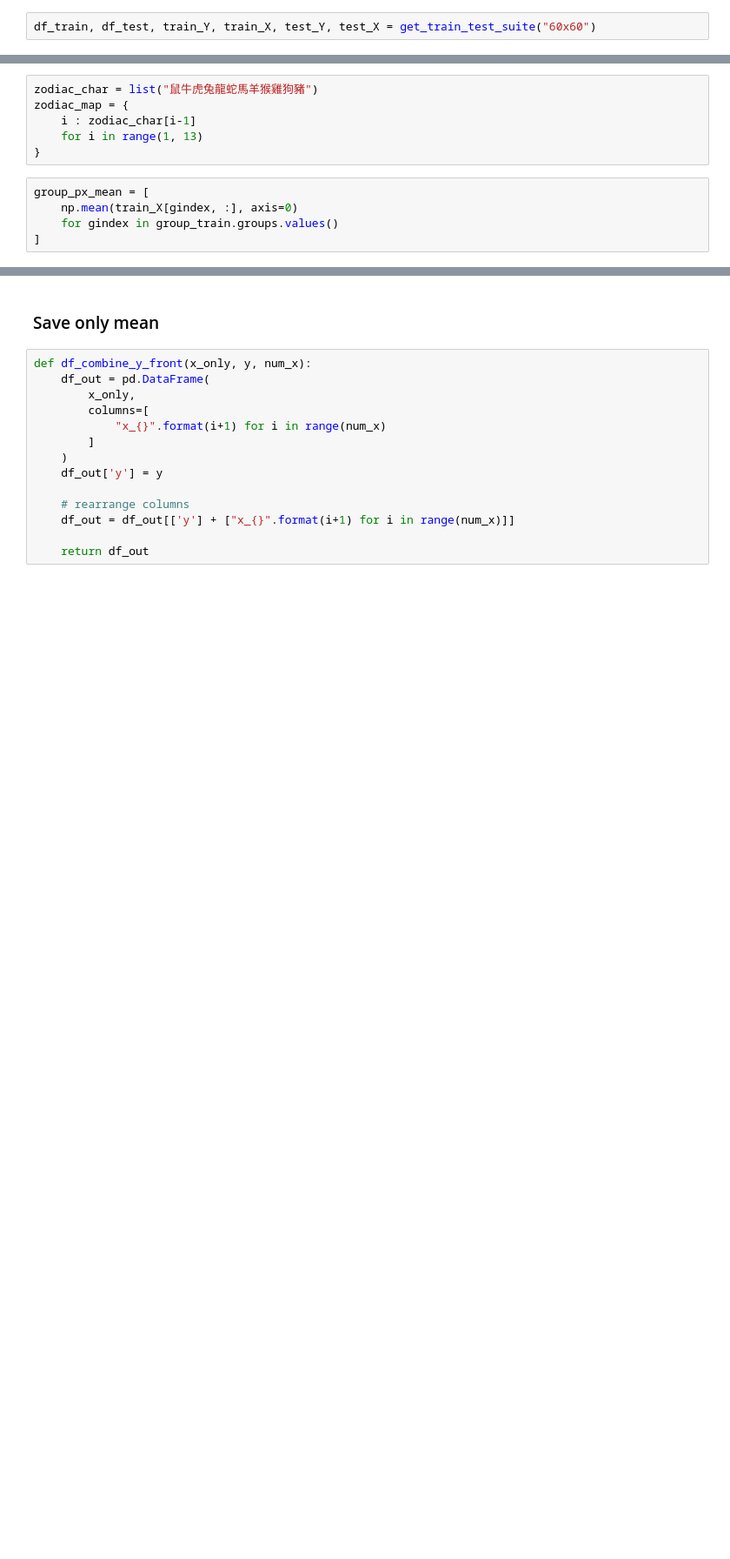
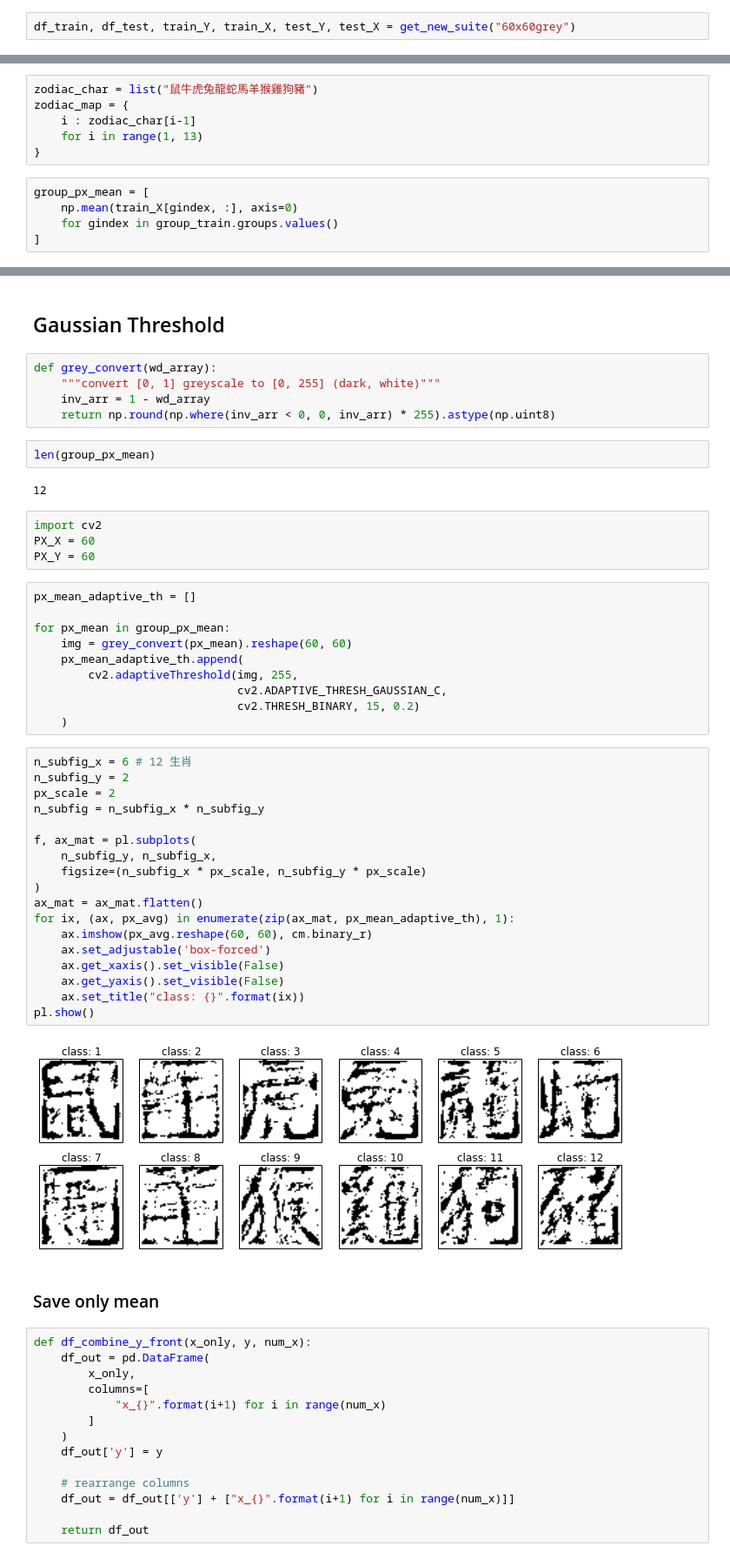
Before and after one commit to Rotceh/2013-ML-TeamProject, a Jupyter notebook: rescale_average.ipynb, the cells around one changed output, grey strips where cells are left out. Shown at 87% size. Drawn from its saved outputs; the diff is of its cells as text; blank space fills up the shorter version.

```diff
--- a/rescale_average.ipynb
+++ b/rescale_average.ipynb
@@ -7,4 +7,4 @@ from util.get_data import get_train_test_suite
 # %%
 %matplotlib inline
 # %%
-df_train, df_test, train_Y, train_X, test_Y, test_X = get_train_test_suite("60x60")
+df_train, df_test, train_Y, train_X, test_Y, test_X = get_new_suite("60x60grey")
@@ -70,3 +67,48 @@ pl.show()
+# %% [markdown]
+## Gaussian Threshold
+# %%
+def grey_convert(wd_array):
+    """convert [0, 1] greyscale to [0, 255] (dark, white)"""
+    inv_arr = 1 - wd_array
+    return np.round(np.where(inv_arr < 0, 0, inv_arr) * 255).astype(np.uint8)
+# %%
+len(group_px_mean)
+# %% [output]
+12
+# %%
+import cv2
+PX_X = 60
+PX_Y = 60
+# %%
+px_mean_adaptive_th = []
+
+for px_mean in group_px_mean:
+    img = grey_convert(px_mean).reshape(60, 60)
+    px_mean_adaptive_th.append(
+        cv2.adaptiveThreshold(img, 255,
+                              cv2.ADAPTIVE_THRESH_GAUSSIAN_C,
+                              cv2.THRESH_BINARY, 15, 0.2)
+    )
+# %%
+n_subfig_x = 6 # 12 生肖
+n_subfig_y = 2
+px_scale = 2
+n_subfig = n_subfig_x * n_subfig_y
+
+f, ax_mat = pl.subplots(
+    n_subfig_y, n_subfig_x,
+    figsize=(n_subfig_x * px_scale, n_subfig_y * px_scale)
+)
+ax_mat = ax_mat.flatten()
+for ix, (ax, px_avg) in enumerate(zip(ax_mat, px_mean_adaptive_th), 1):
+    ax.imshow(px_avg.reshape(60, 60), cm.binary_r)
+    ax.set_adjustable('box-forced')
+    ax.get_xaxis().set_visible(False)
+    ax.get_yaxis().set_visible(False)
+    ax.set_title("class: {}".format(ix))
+pl.show()
+# %% [output]
+[figure, added]
 # %% [markdown]
 ### Save only mean
 # %%
```
Also changed, not shown: parts of 3 cells of this notebook, 4 other files.
